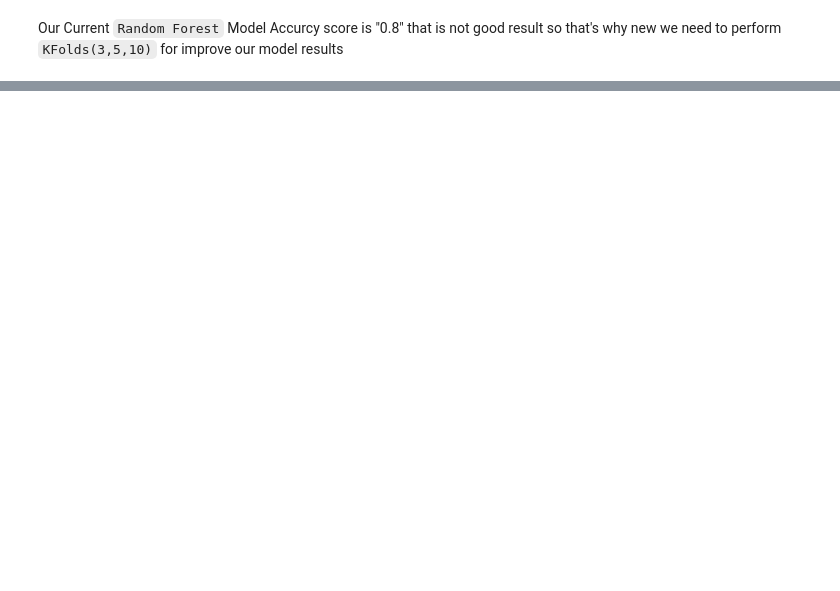
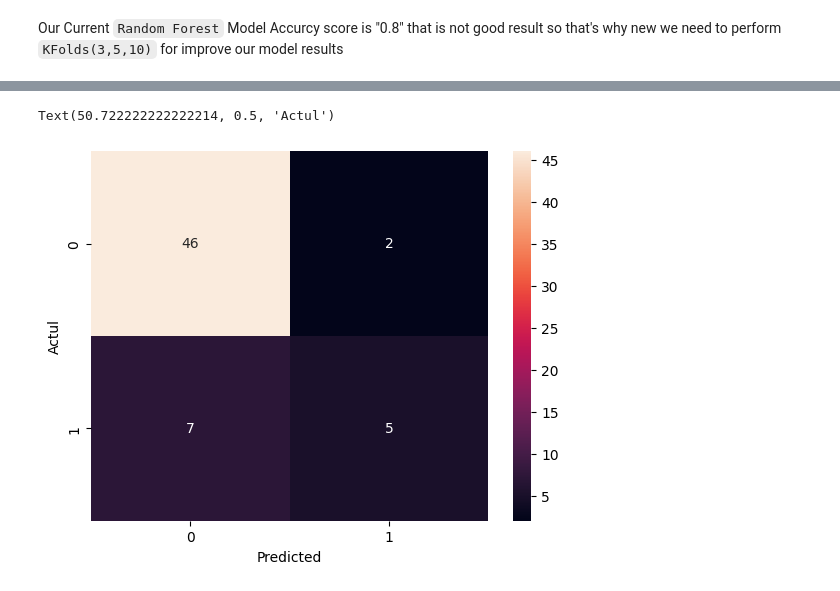
Before and after one commit to adilrasheed139/ML-Heart-attack-detection-performance-comparison, a Jupyter notebook: heart.ipynb, the cells around one changed output, grey strips where cells are left out. Drawn from its saved outputs; the diff is of its cells as text; code cells hidden in the pictures; blank space fills up the shorter version.

```diff
--- a/heart.ipynb
+++ b/heart.ipynb
@@ -517,0 +529,10 @@ print(y_pred)
+# %%
+rm_cm = confusion_matrix(y_test, y_pred)
+rm_cm
+
+sns.heatmap(rm_cm, annot=True)
+plt.xlabel('Predicted')
+plt.ylabel('Actul')
+# %% [output]
+Text(50.722222222222214, 0.5, 'Actul')
+[figure, added]
```
Also changed, not shown: parts of 13 cells of this notebook.
